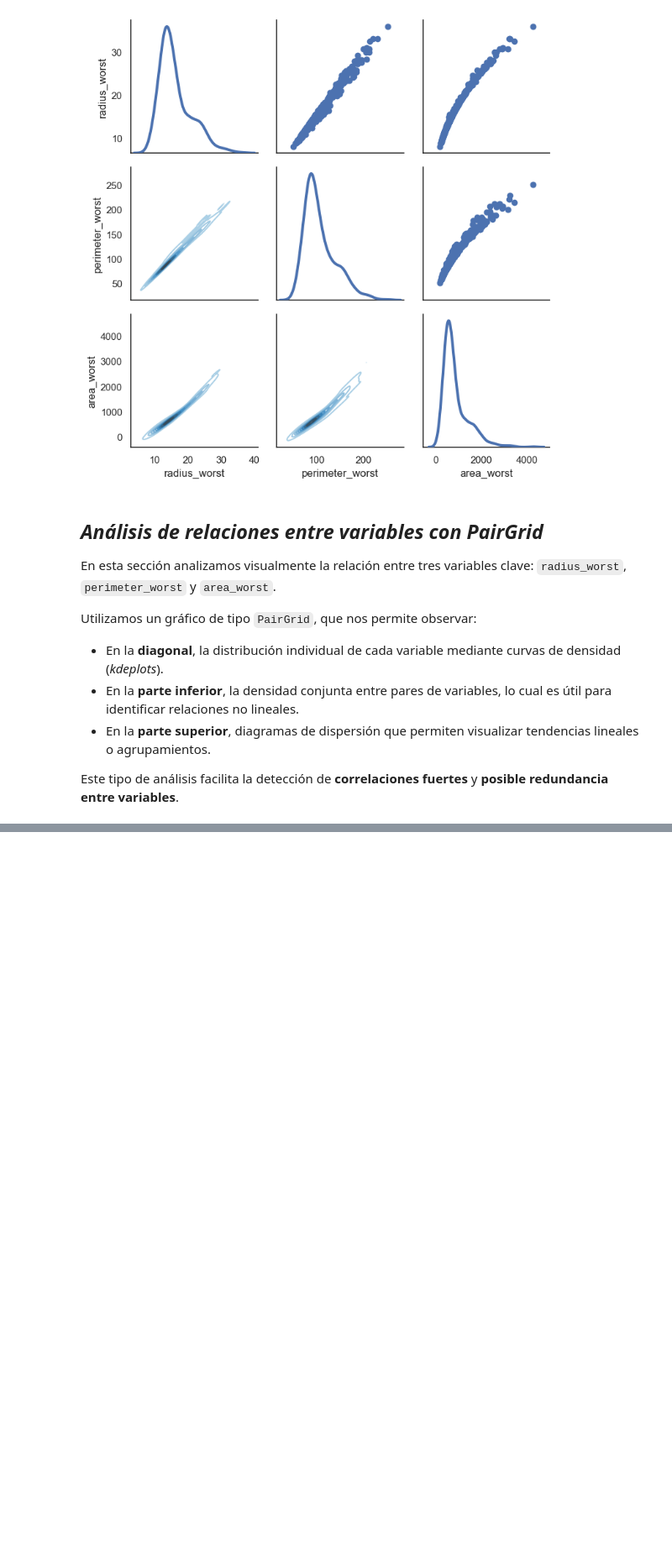
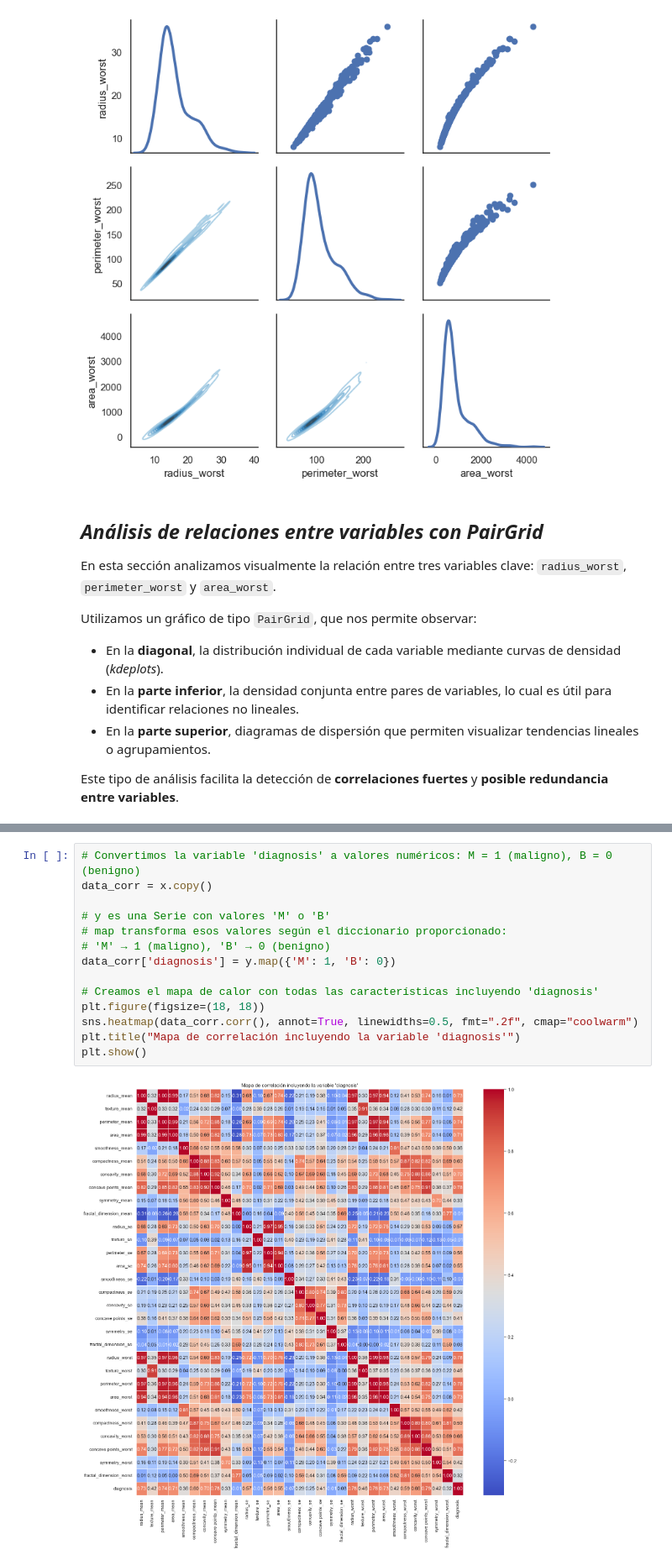
Before and after one commit to JaimeJanerAcevedo/breast-cancer-analysis, a Jupyter notebook: breast_cancer_analysis.ipynb, the cells around one changed output, grey strips where cells are left out. Shown at 84% size. Cells and saved outputs as stored; diff of their text form; blank space fills up the shorter version.

```diff
--- a/breast_cancer_analysis.ipynb
+++ b/breast_cancer_analysis.ipynb
@@ -356,0 +456,16 @@ Este tipo de análisis facilita la detección de **correlaciones fuertes** y **p
+# %%
+# Convertimos la variable 'diagnosis' a valores numéricos: M = 1 (maligno), B = 0 (benigno)
+data_corr = x.copy()
+
+# y es una Serie con valores 'M' o 'B'
+# map transforma esos valores según el diccionario proporcionado:
+# 'M' → 1 (maligno), 'B' → 0 (benigno)
+data_corr['diagnosis'] = y.map({'M': 1, 'B': 0})
+
+# Creamos el mapa de calor con todas las características incluyendo 'diagnosis'
+plt.figure(figsize=(18, 18))
+sns.heatmap(data_corr.corr(), annot=True, linewidths=0.5, fmt=".2f", cmap="coolwarm")
+plt.title("Mapa de correlación incluyendo la variable 'diagnosis'")
+plt.show()
+# %% [output]
+[figure, added]
```
Also changed, not shown: parts of 8 cells of this notebook.
